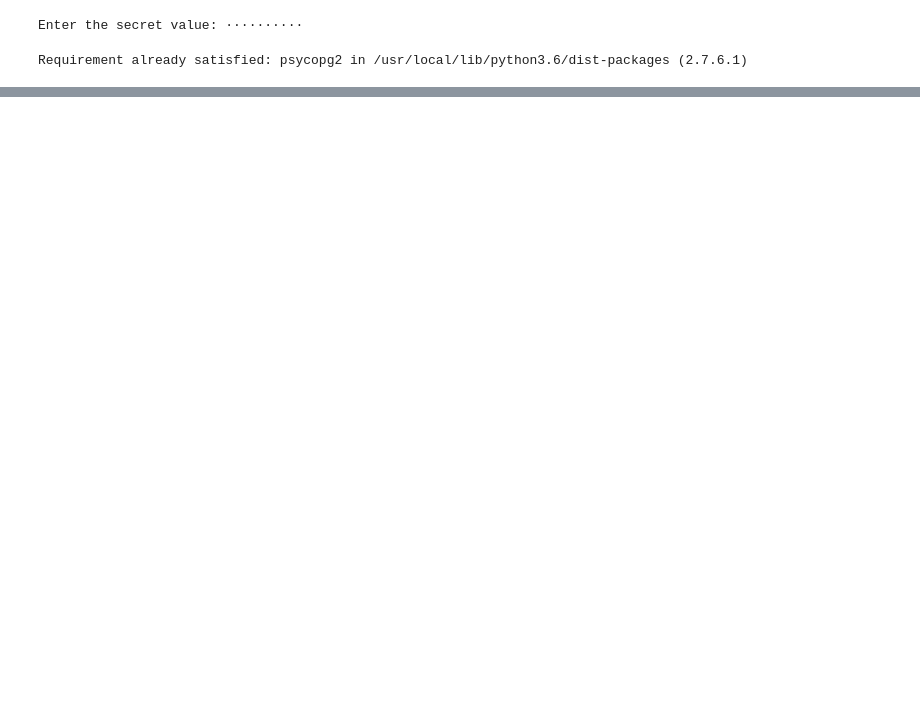
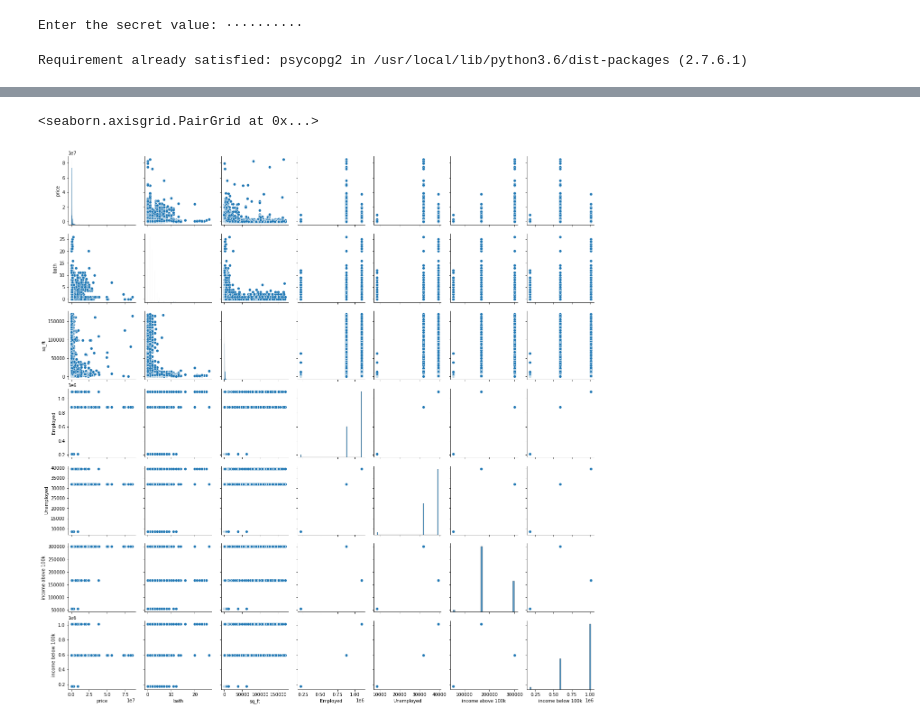
Before and after one commit to 914book/NYC-HousingMarketPrediction-COVIDEra, a Jupyter notebook: project.ipynb, the cells around one changed output, grey strips where cells are left out. Drawn from its saved outputs; the diff is of its cells as text; code cells hidden in the pictures; blank space fills up the shorter version.

```diff
--- a/project.ipynb
+++ b/project.ipynb
@@ -61,0 +109,5 @@ house2data
+# %%
+sns.pairplot(df.drop(['zip'], axis=1))
+# %% [output]
+<seaborn.axisgrid.PairGrid at 0x...>
+[figure, added]
```
Also changed, not shown: parts of 24 cells of this notebook.
